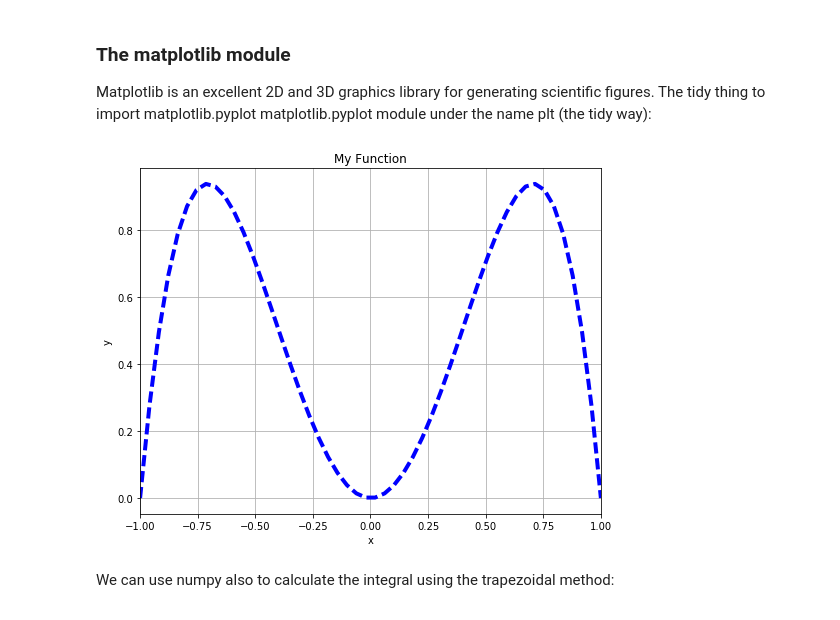
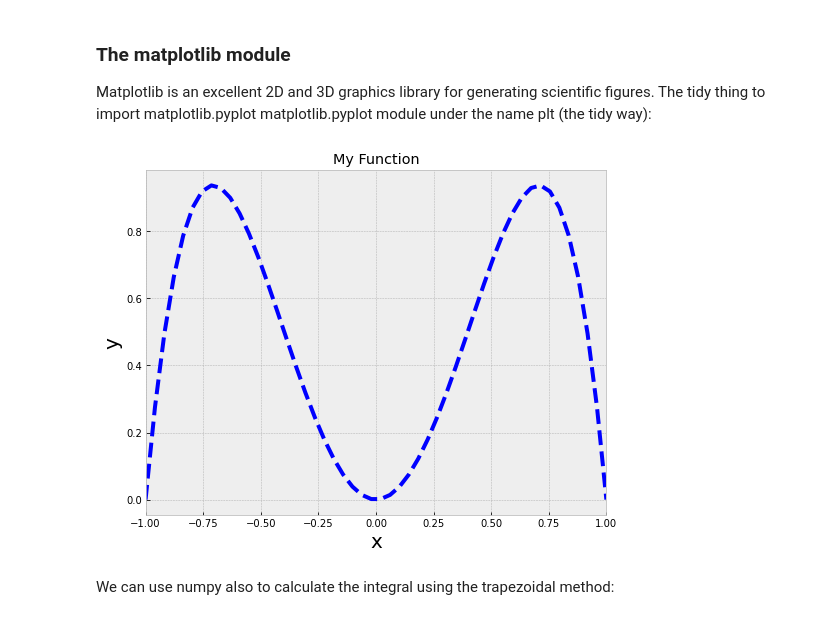
Before and after one commit to zemrude/PHYS-F-311, a Jupyter notebook: Intro-Python.ipynb, the cells around one changed output. Cells and saved outputs as stored; diff of their text form; code cells hidden in the pictures.

```diff
--- a/Intro-Python.ipynb
+++ b/Intro-Python.ipynb
@@ -12,3 +5,13 @@ from __future__ import print_function, division # bring the print function and d
+# %%
+%matplotlib inline
+import numpy as np
+import scipy as sp
+import matplotlib.pylab as plt
+
+from IPython.display import Markdown
+plt.style.use('bmh')
+plt.rcParams.update({'axes.labelsize': 20})
+plt.rcParams.update({'legend.fontsize': 20})
 # %% [markdown]
 ### Variables
 # %% [markdown]
@@ -225,19 +242,19 @@ Matplotlib is an excellent 2D and 3D graphics library for generating scientific
 # %%
 fig = plt.figure(figsize=(8,6))
 
 #fig, ax = plt.subplots(figsize=(8,6)) Another way to generate figure and axes at the same time
 
 ax = fig.add_axes([0.1, 0.1, 0.8, 0.8]) # left, bottom, width, height (range 0 to 1)
 
 ax.plot(x, y, 'b--', lw=4)
 
 ax.set_xlabel('x')
 ax.set_ylabel('y')
 ax.set_xlim(-1,1)
-ax.grid()
+#ax.grid()
 ax.set_title('My Function');
 # %% [output]
-[figure, old version]
+[figure, new version]
 # %% [markdown]
 We can use numpy also to calculate the integral using the trapezoidal method:
 # %%
```
Also changed, not shown: parts of 12 cells of this notebook.
